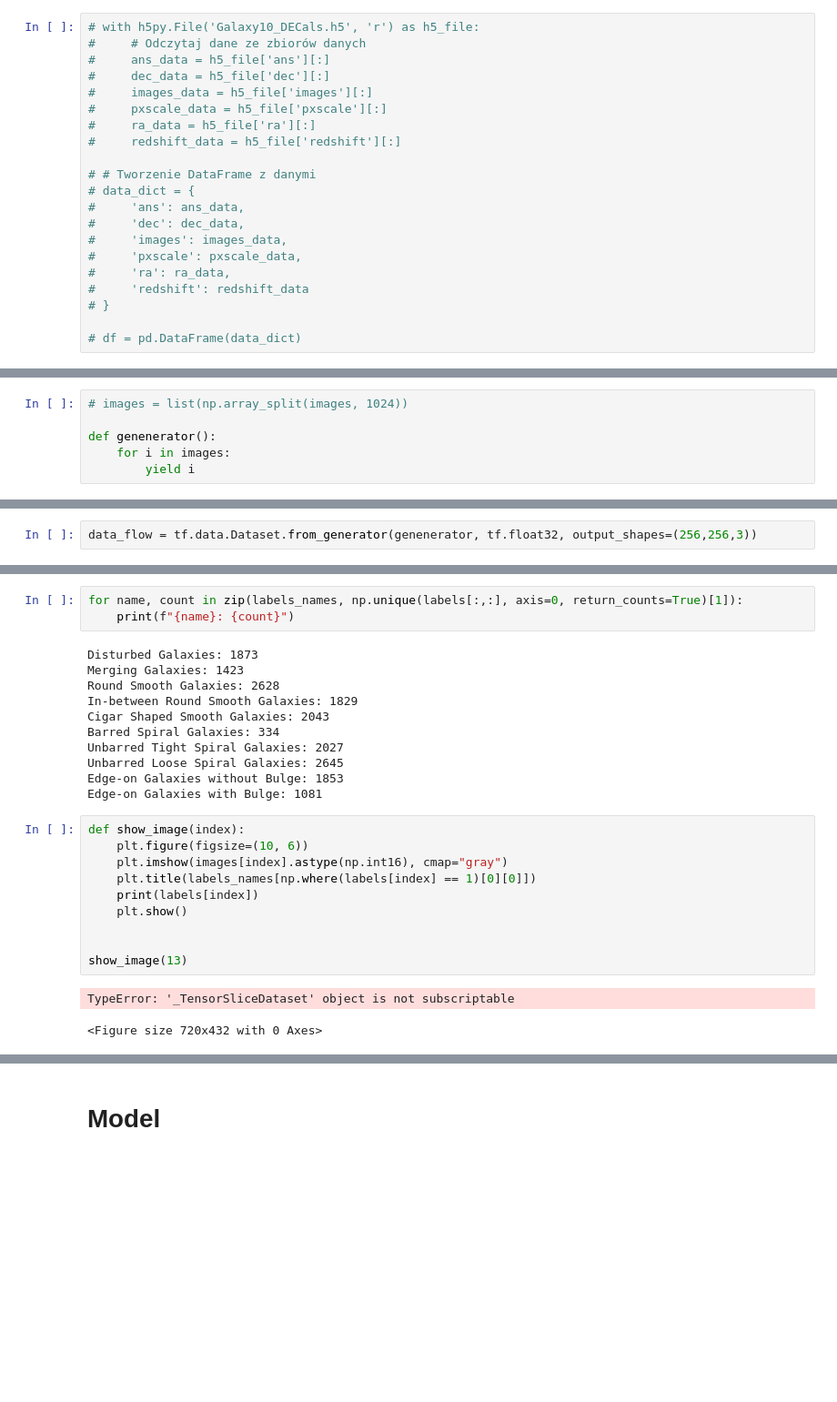
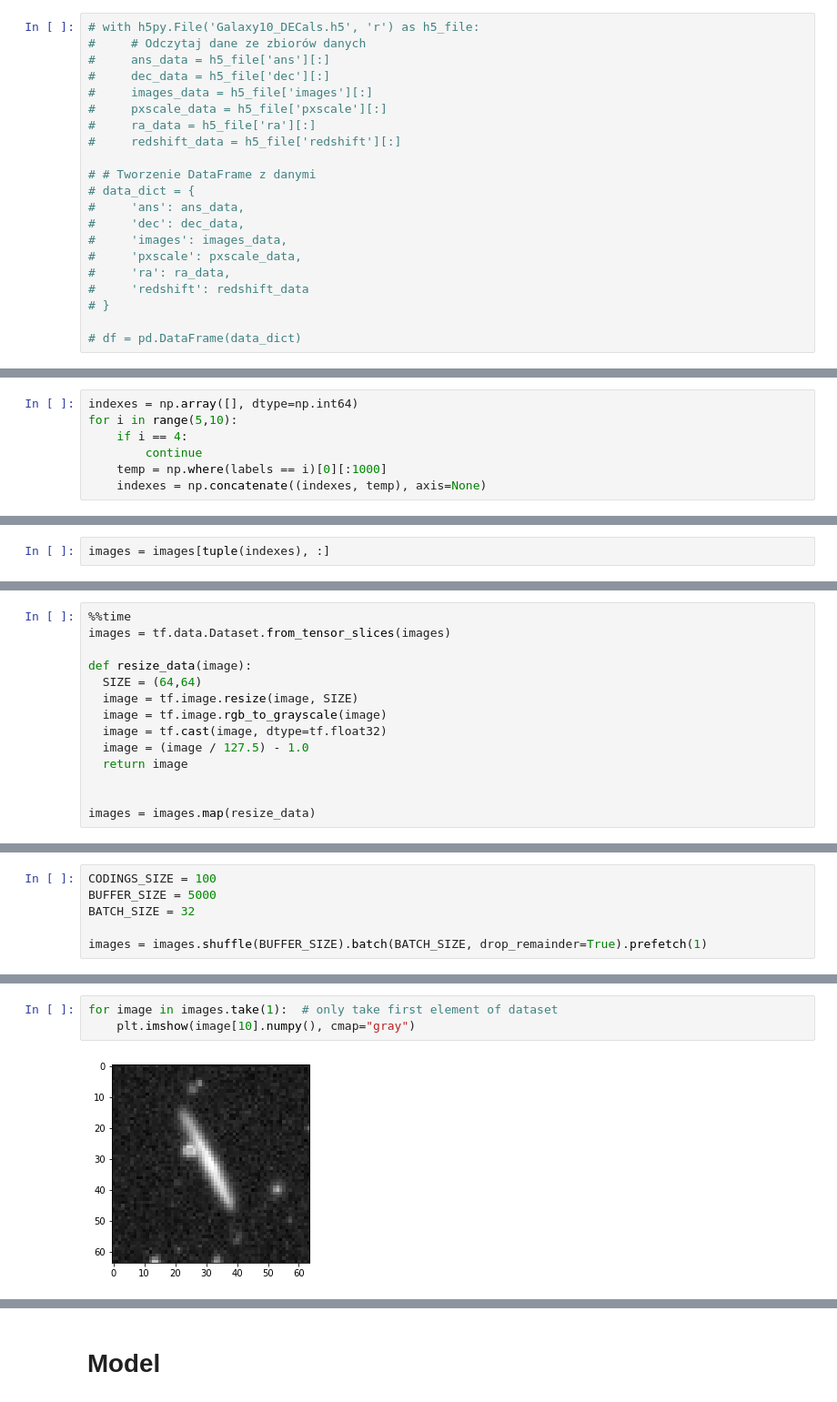
Before and after one commit to Chemafiz/GAN-galaxy-images, a Jupyter notebook: model_pipeline.ipynb, the cells around one changed output, grey strips where cells are left out. Shown: that part at 91% size. Drawn from its saved outputs; the diff is of its cells as text; blank space fills up the shorter version.

```diff
--- a/model_pipeline.ipynb
+++ b/model_pipeline.ipynb
@@ -88,0 +117,7 @@ Wall time: 1min 57s
+# %%
+indexes = np.array([], dtype=np.int64)
+for i in range(5,10):
+    if i == 4:
+        continue
+    temp = np.where(labels == i)[0][:1000]
+    indexes = np.concatenate((indexes, temp), axis=None)
@@ -88,0 +128,2 @@ Wall time: 1min 57s
+# %%
+images = images[tuple(indexes), :]
@@ -89,6 +134,14 @@ Wall time: 1min 57s
 # %%
-# images = list(np.array_split(images, 1024))
+%%time
+images = tf.data.Dataset.from_tensor_slices(images)
 
-def genenerator():
-    for i in images:
-        yield i
+def resize_data(image):
+  SIZE = (64,64)
+  image = tf.image.resize(image, SIZE)
+  image = tf.image.rgb_to_grayscale(image)
+  image = tf.cast(image, dtype=tf.float32)
+  image = (image / 127.5) - 1.0
+  return image
+
+
+images = images.map(resize_data)
@@ -95,2 +157,6 @@ def genenerator():
 # %%
-data_flow = tf.data.Dataset.from_generator(genenerator, tf.float32, output_shapes=(256,256,3))
+CODINGS_SIZE = 100
+BUFFER_SIZE = 5000
+BATCH_SIZE = 32
+
+images = images.shuffle(BUFFER_SIZE).batch(BATCH_SIZE, drop_remainder=True).prefetch(1)
@@ -150,27 +163,5 @@ plt.imshow(next(iterator).numpy().astype(np.float32), cmap="gray")
-# %%
-for name, count in zip(labels_names, np.unique(labels[:,:], axis=0, return_counts=True)[1]):
-    print(f"{name}: {count}")
-# %% [output]
-Disturbed Galaxies: 1873
-Merging Galaxies: 1423
-Round Smooth Galaxies: 2628
-In-between Round Smooth Galaxies: 1829
-Cigar Shaped Smooth Galaxies: 2043
-Barred Spiral Galaxies: 334
-Unbarred Tight Spiral Galaxies: 2027
-Unbarred Loose Spiral Galaxies: 2645
-Edge-on Galaxies without Bulge: 1853
-Edge-on Galaxies with Bulge: 1081
 # %%
-def show_image(index):
-    plt.figure(figsize=(10, 6))
-    plt.imshow(images[index].astype(np.int16), cmap="gray")
-    plt.title(labels_names[np.where(labels[index] == 1)[0][0]])
-    print(labels[index])
-    plt.show()
-
-
-show_image(13)
+for image in images.take(1):  # only take first element of dataset
+    plt.imshow(image[10].numpy(), cmap="gray")
 # %% [output]
-TypeError: '_TensorSliceDataset' object is not subscriptable
-<Figure size 720x432 with 0 Axes>
+[figure, added]
```
Also changed, not shown: parts of 47 cells of this notebook.
